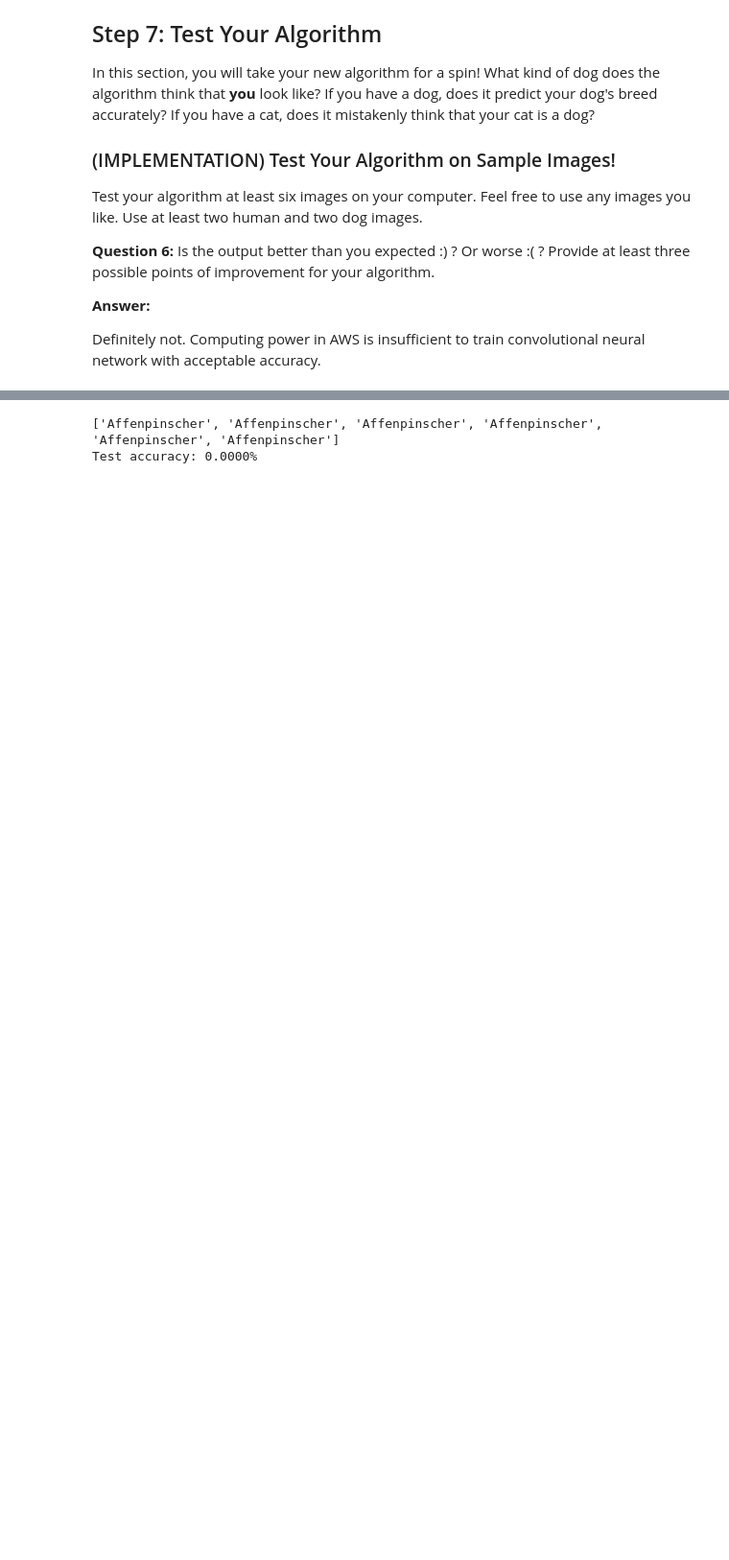
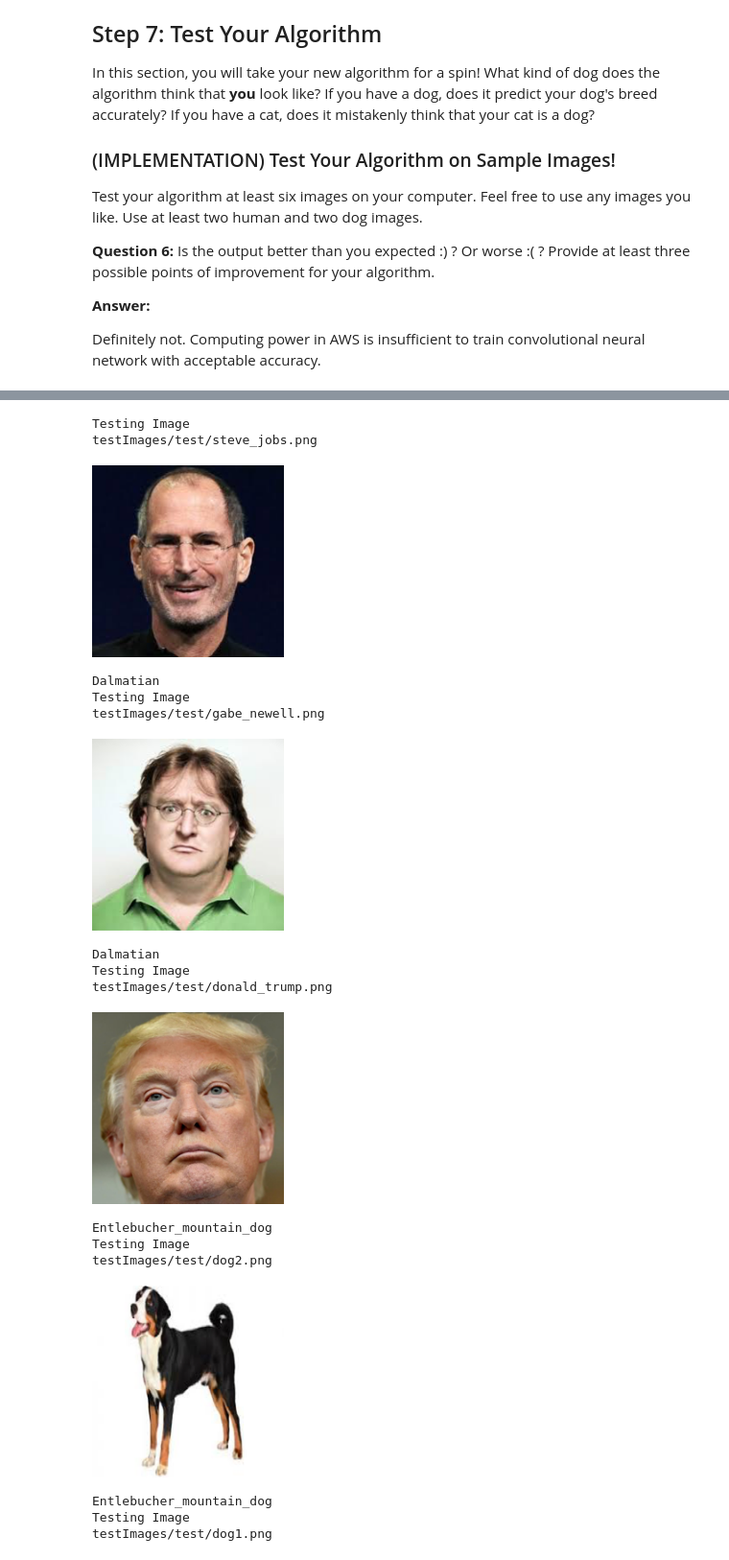
Before and after one commit to hskang9/UdacityMLSubmission, a Jupyter notebook: projects/dog-project/dog_app.ipynb, the cells around one changed output, grey strips where cells are left out. Shown at 96% size. Drawn from its saved outputs; the diff is of its cells as text; code cells hidden in the pictures; blank space fills up the shorter version.

```diff
--- a/projects/dog-project/dog_app.ipynb
+++ b/projects/dog-project/dog_app.ipynb
@@ -755,6 +782,7 @@ model.add(Conv2D(512, kernel_size=(2,2), strides=(1,1), activation='selu'))
 model.add(MaxPooling2D())
 model.add(GlobalAveragePooling2D())
 model.add(Dense(1000))
+model.add(Dropout(0.2))
 model.add(Dense(133, activation='softmax'))
 
 model.summary()
@@ -793,7 +821,7 @@ checkpointer = ModelCheckpoint(filepath='saved_models/weights.best.mymodel.hdf5'
 #
 model.fit(train_tensors, train_targets,
           validation_data=(valid_tensors, valid_targets),
-          epochs=epochs, batch_size=20, callbacks=[checkpointer], verbose=1)
+          epochs=20, batch_size=20, callbacks=[checkpointer], verbose=1)
 
 '''
 Training with Image Augmentation took too long for to train on AWS.
@@ -845,19 +873,35 @@ Definitely not. Computing power in AWS is insufficient to train convolutional ne
 # %%
-import os
-test_data = os.listdir('testImages/test')
-test_paths = ['testImages/test/' + i for i in test_data]
-
-def MyModel_predict_labels(img_path):
+def MyModel_predict_breed(img_path):
     # returns prediction vector for image located at img_path
     img = preprocess_input(path_to_tensor(img_path))
-    return np.argmax(model.predict(img))
+    return dog_names[np.argmax(model.predict(img))]
 
-dog_breed_predictions = [dog_names[np.argmax(MyModel_predict_labels(test_path))] for test_path in test_paths]
+for i in test_paths:
+    print("Testing Image")
+    print(i)
+    display(Image(i,width=200,height=200))
+    print(MyModel_predict_breed(i))
 
-print(dog_breed_predictions)
+
 # report test accuracy
 test_accuracy = 100*np.sum(np.array(dog_breed_predictions)==np.argmax(test_targets, axis=1))/len(dog_breed_predictions)
 print('Test accuracy: %.4f%%' % test_accuracy)
 # %% [output]
-['Affenpinscher', 'Affenpinscher', 'Affenpinscher', 'Affenpinscher', 'Affenpinscher', 'Affenpinscher']
-Test accuracy: 0.0000%
+Testing Image
+testImages/test/steve_jobs.png
+[figure, added]
+Dalmatian
+Testing Image
+testImages/test/gabe_newell.png
+[figure, added]
+Dalmatian
+Testing Image
+testImages/test/donald_trump.png
+[figure, added]
+Entlebucher_mountain_dog
+Testing Image
+testImages/test/dog2.png
+[figure, added]
+Entlebucher_mountain_dog
+Testing Image
+testImages/test/dog1.png
```
Also changed, not shown: parts of 19 cells of this notebook, 11 other files.
